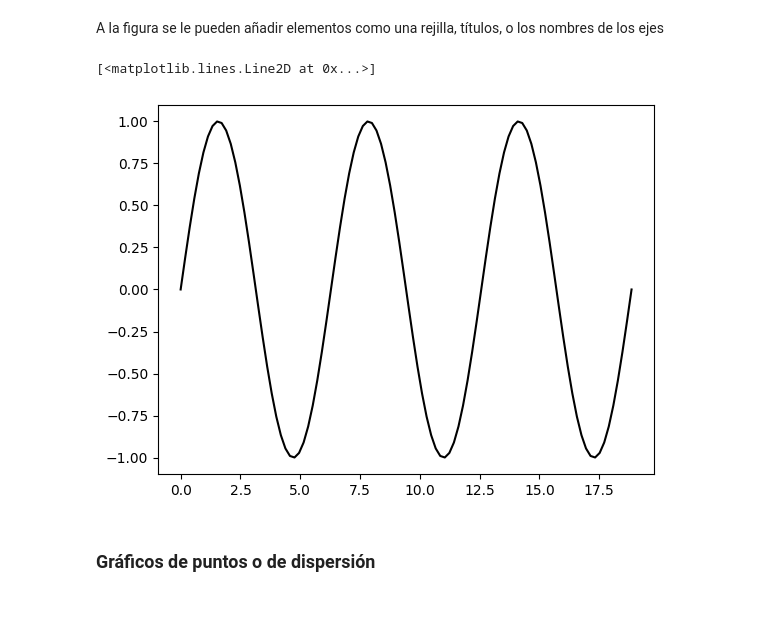
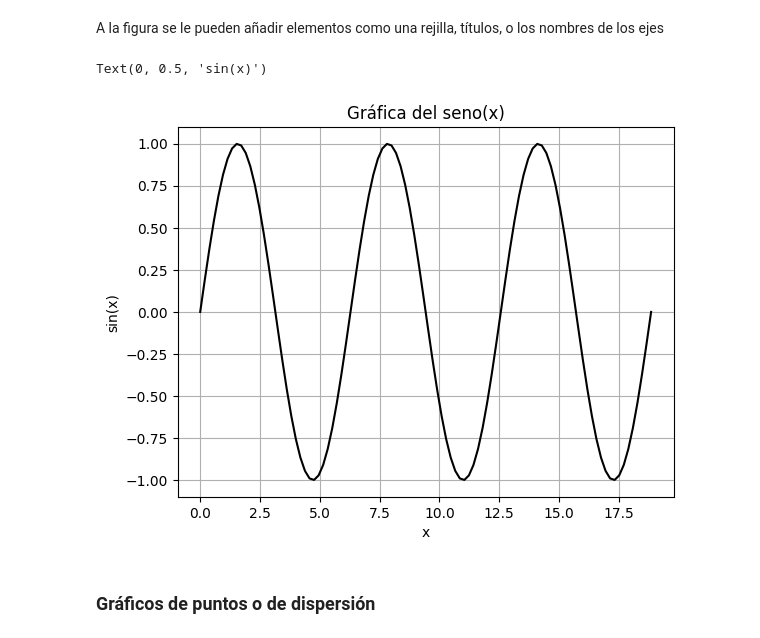
Before and after one commit to miguel-kjh/AA1, a Jupyter notebook: parte1/practica1.ipynb, the cells around one changed output. Cells and saved outputs as stored; diff of their text form; code cells hidden in the pictures; blank space fills up the shorter version.

```diff
--- a/parte1/practica1.ipynb
+++ b/parte1/practica1.ipynb
@@ -439,13 +449,13 @@ plt.plot(x,y2)
 A la figura se le pueden añadir elementos como una rejilla, títulos, o los nombres de los ejes
 # %%
 plt.plot(x, y, 'k')
-#plt.grid()
-#plt.title('Gráfica del seno(x)')
-#plt.xlabel('x')
-#plt.ylabel('seno(x)')
+plt.grid()
+plt.title('Gráfica del seno(x)')
+plt.xlabel('x')
+plt.ylabel('sin(x)')
 # %% [output]
-[<matplotlib.lines.Line2D at 0x...>]
+Text(0, 0.5, 'sin(x)')
-[figure, old version]
+[figure, new version]
 # %% [markdown]
 ### Gráficos de puntos o de dispersión
 # %%
```
Also changed, not shown: parts of 11 cells of this notebook.
